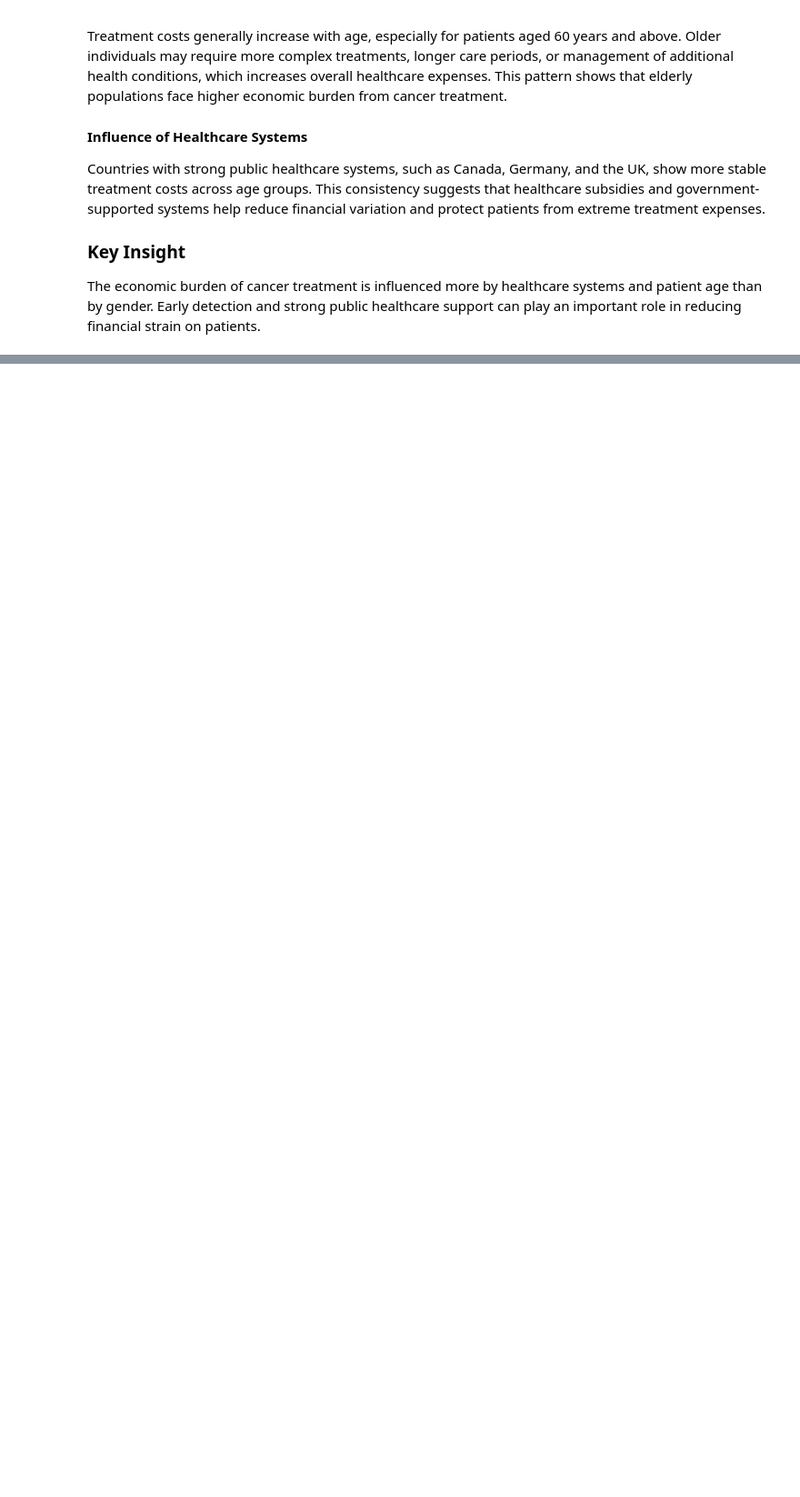
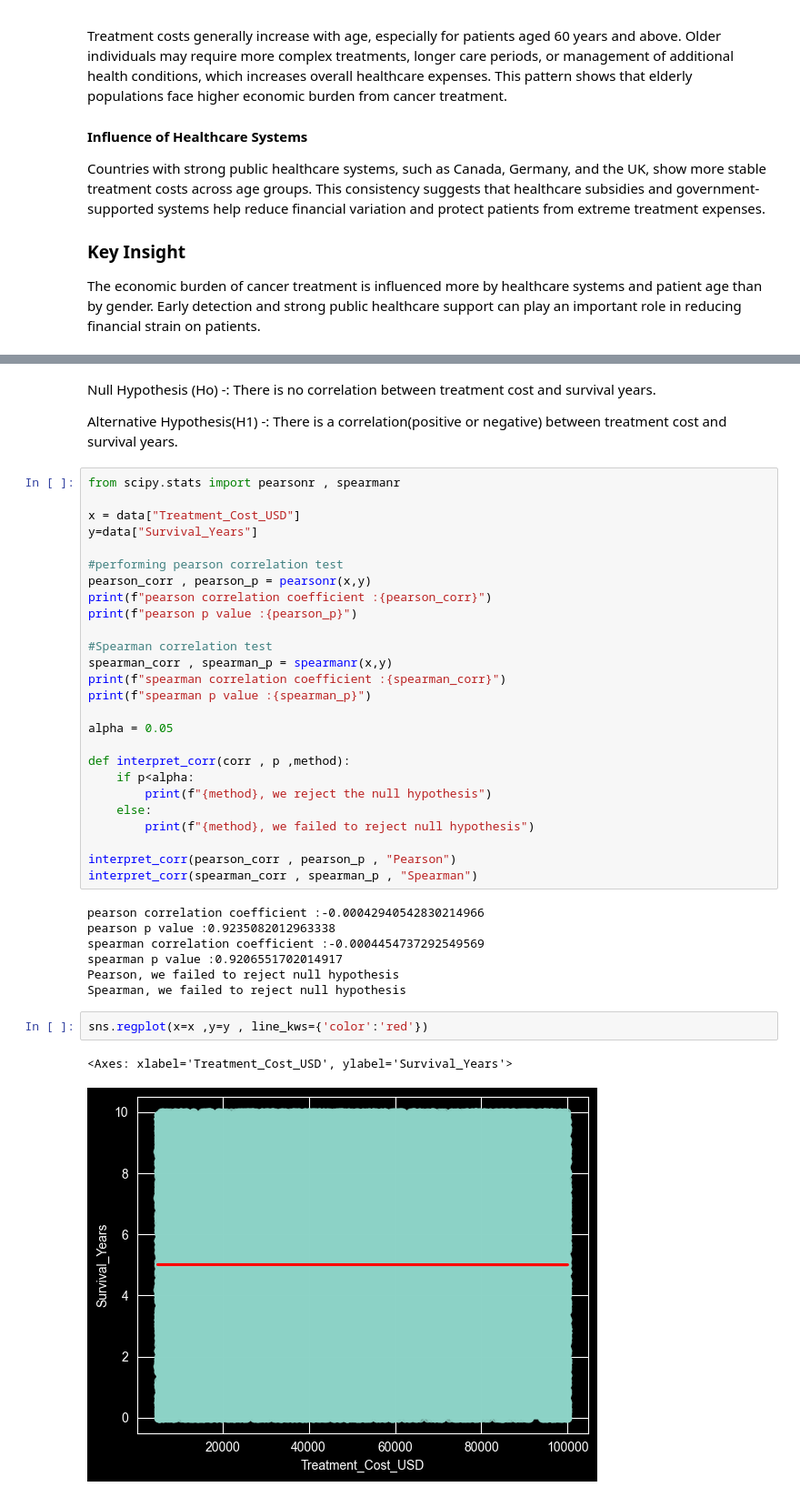
Before and after one commit to mewara54321/global-cancer-analytics, a Jupyter notebook: notebooks/03_inferential_analysis.ipynb, the cells around one changed output, grey strips where cells are left out. Shown at 91% size. Drawn from its saved outputs; the diff is of its cells as text; blank space fills up the shorter version.

Commit message:
Add hypothesis testing analysis for treatment cost vs survival relationship

```diff
--- a/notebooks/03_inferential_analysis.ipynb
+++ b/notebooks/03_inferential_analysis.ipynb
@@ -320,0 +323,42 @@ The economic burden of cancer treatment is influenced more by healthcare systems
+# %% [markdown]
+Null Hypothesis (Ho) -: There is no correlation between treatment cost and survival years.
+
+Alternative Hypothesis(H1) -: There is a correlation(positive or negative) between treatment cost and survival years.
+# %%
+from scipy.stats import pearsonr , spearmanr
+
+x = data["Treatment_Cost_USD"]
+y=data["Survival_Years"]
+
+#performing pearson correlation test
+pearson_corr , pearson_p = pearsonr(x,y)
+print(f"pearson correlation coefficient :{pearson_corr}")
+print(f"pearson p value :{pearson_p}")
+
+#Spearman correlation test
+spearman_corr , spearman_p = spearmanr(x,y)
+print(f"spearman correlation coefficient :{spearman_corr}")
+print(f"spearman p value :{spearman_p}")
+
+alpha = 0.05
+
+def interpret_corr(corr , p ,method):
+    if p<alpha:
+        print(f"{method}, we reject the null hypothesis")
+    else:
+        print(f"{method}, we failed to reject null hypothesis")
+
+interpret_corr(pearson_corr , pearson_p , "Pearson")
+interpret_corr(spearman_corr , spearman_p , "Spearman")
+# %% [output]
+pearson correlation coefficient :-0.00042940542830214966
+pearson p value :0.9235082012963338
+spearman correlation coefficient :-0.0004454737292549569
+spearman p value :0.9206551702014917
+Pearson, we failed to reject null hypothesis
+Spearman, we failed to reject null hypothesis
+# %%
+sns.regplot(x=x ,y=y , line_kws={'color':'red'})
+# %% [output]
+<Axes: xlabel='Treatment_Cost_USD', ylabel='Survival_Years'>
+[figure, added]
```
Also changed, not shown: parts of 2 cells of this notebook.
